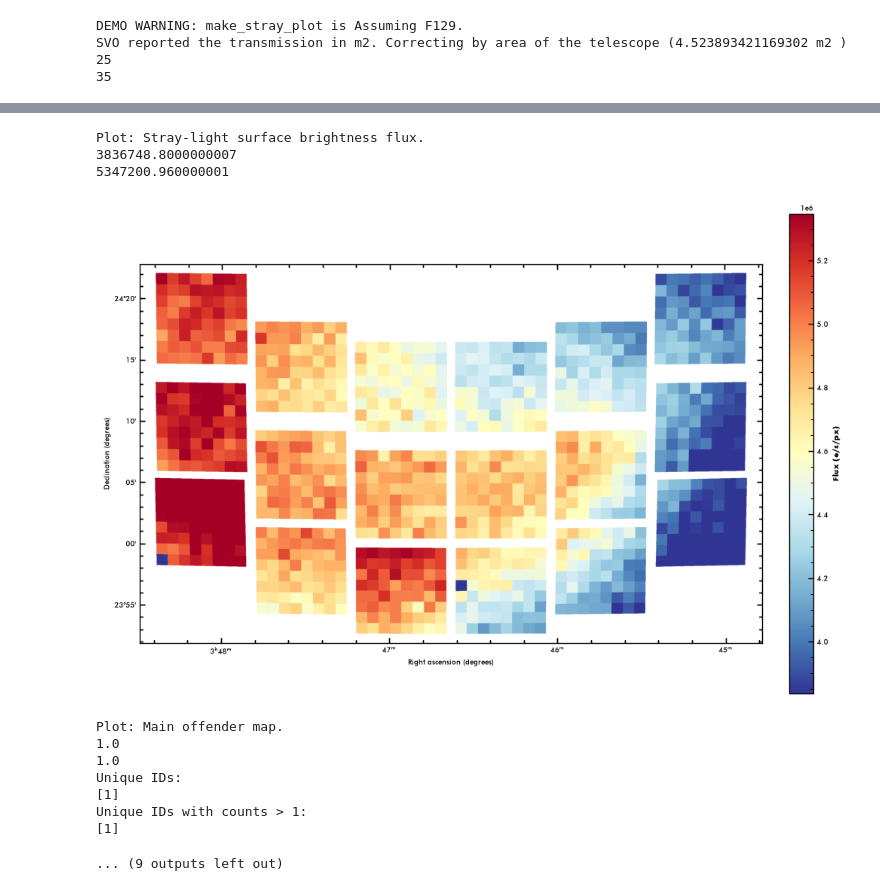
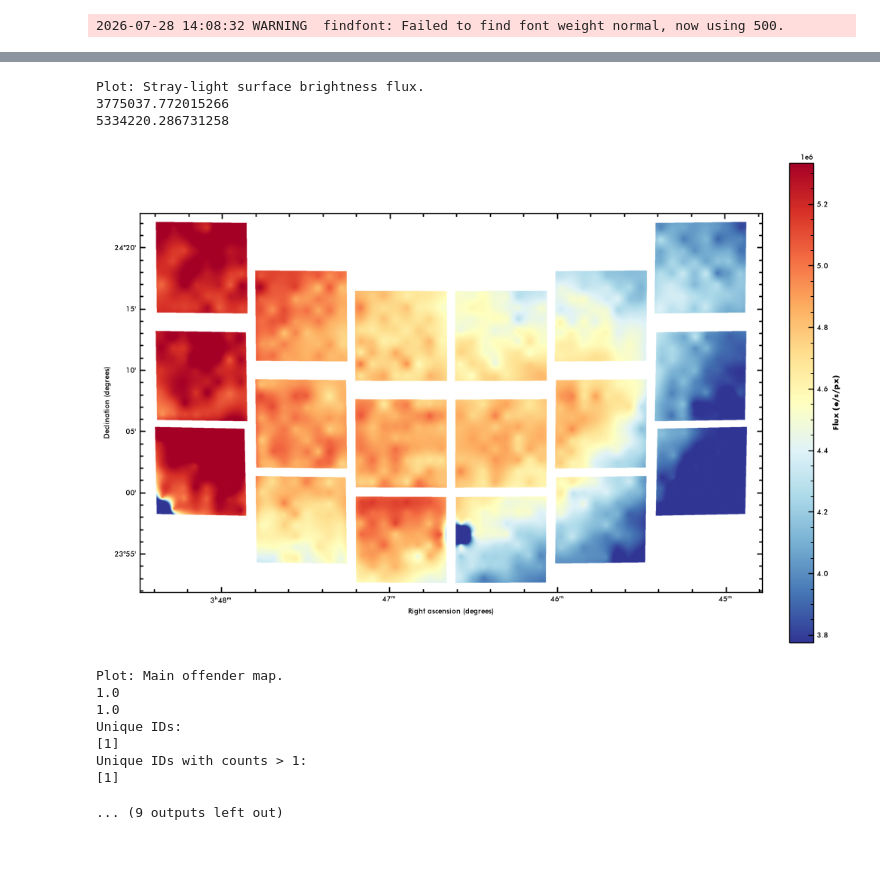
Before and after one commit to Borlaff/ROSALIA, a Jupyter notebook: notebooks/tutorials/R1_Rosalia_stray_example.ipynb, the cells around one changed output, grey strips where cells are left out. Saved outputs shown, nothing was run; the diff lists cells and outputs as text; code cells hidden in the pictures; blank space fills up the shorter version.

```diff
--- a/notebooks/tutorials/R1_Rosalia_stray_example.ipynb
+++ b/notebooks/tutorials/R1_Rosalia_stray_example.ipynb
@@ -25,3 +27,3 @@ custom_roman_exposure = rs.core.exposure(observer=observer, prefix=prefix)
 # %%
-straylevel_all_SCAS = custom_roman_exposure.straylight()
+straylevel_all_SCAS = custom_roman_exposure.straylight(g_mag_max=15)
 # %% [output]
@@ -48,4 +44 @@ Plot: Stray-light surface brightness magnitude.
-DEMO WARNING: make_stray_plot is Assuming F129.
-SVO reported the transmission in m2. Correcting by area of the telescope (4.523893421169302 m2 )
-25
-35
+2026-07-28 14:08:32 WARNING  findfont: Failed to find font weight normal, now using 500.
@@ -53,8 +47,8 @@ SVO reported the transmission in m2. Correcting by area of the telescope (4.5238
 [figure]
 Plot: Stray-light surface brightness flux.
-3836748.8000000007
-5347200.960000001
+3775037.772015266
+5334220.286731258
-[figure, old version]
+[figure, new version]
 Plot: Main offender map.
 1.0
 1.0
```
Also changed, not shown: parts of 3 cells of this notebook, 35 other files.
